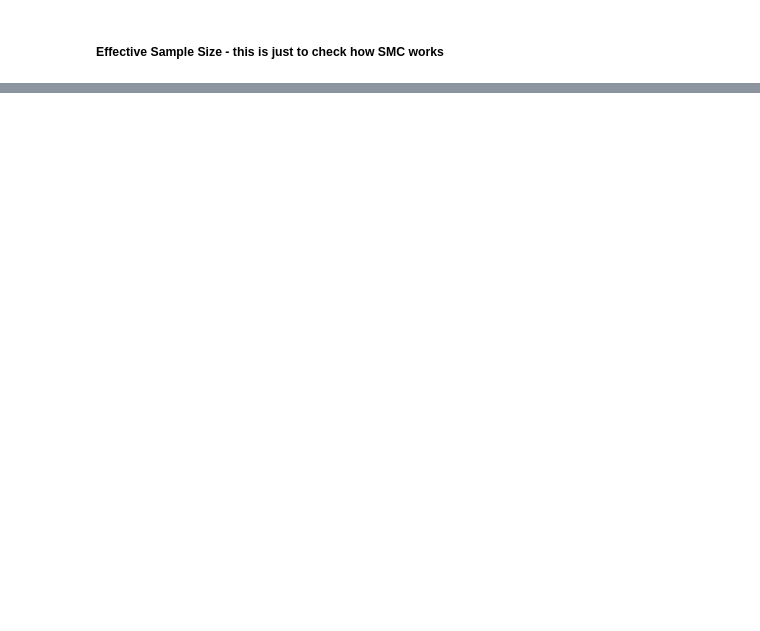
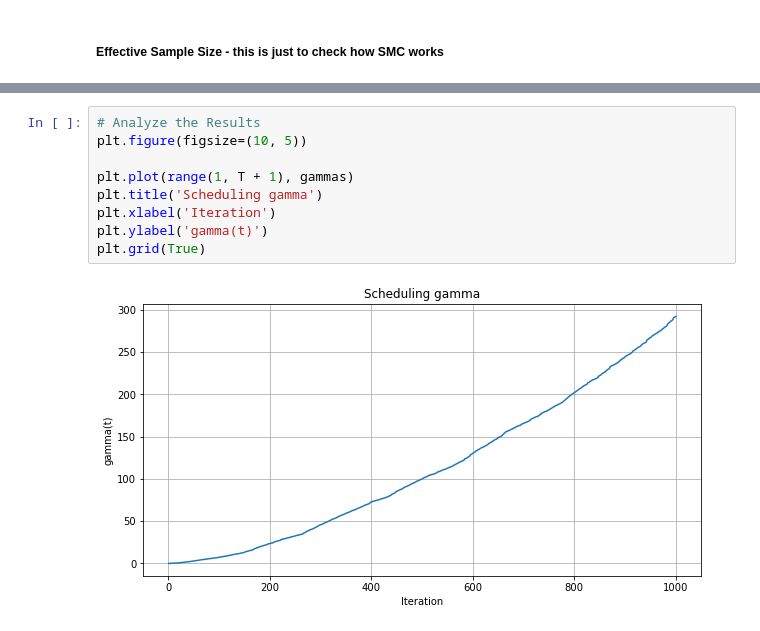
Before and after one commit to joshgivens/ClassificationwithAltLoss, a Jupyter notebook: AUC_tempering.ipynb, the cells around one changed output, grey strips where cells are left out. Drawn from its saved outputs; the diff is of its cells as text; blank space fills up the shorter version.

```diff
--- a/AUC_tempering.ipynb
+++ b/AUC_tempering.ipynb
@@ -319,0 +490,11 @@ ESS is very wiggling because we are using minibatches... this should not be a pr
+# %%
+# Analyze the Results
+plt.figure(figsize=(10, 5))
+
+plt.plot(range(1, T + 1), gammas)
+plt.title('Scheduling gamma')
+plt.xlabel('Iteration')
+plt.ylabel('gamma(t)')
+plt.grid(True)
+# %% [output]
+[figure, added]
```
Also changed, not shown: parts of 10 cells of this notebook.
